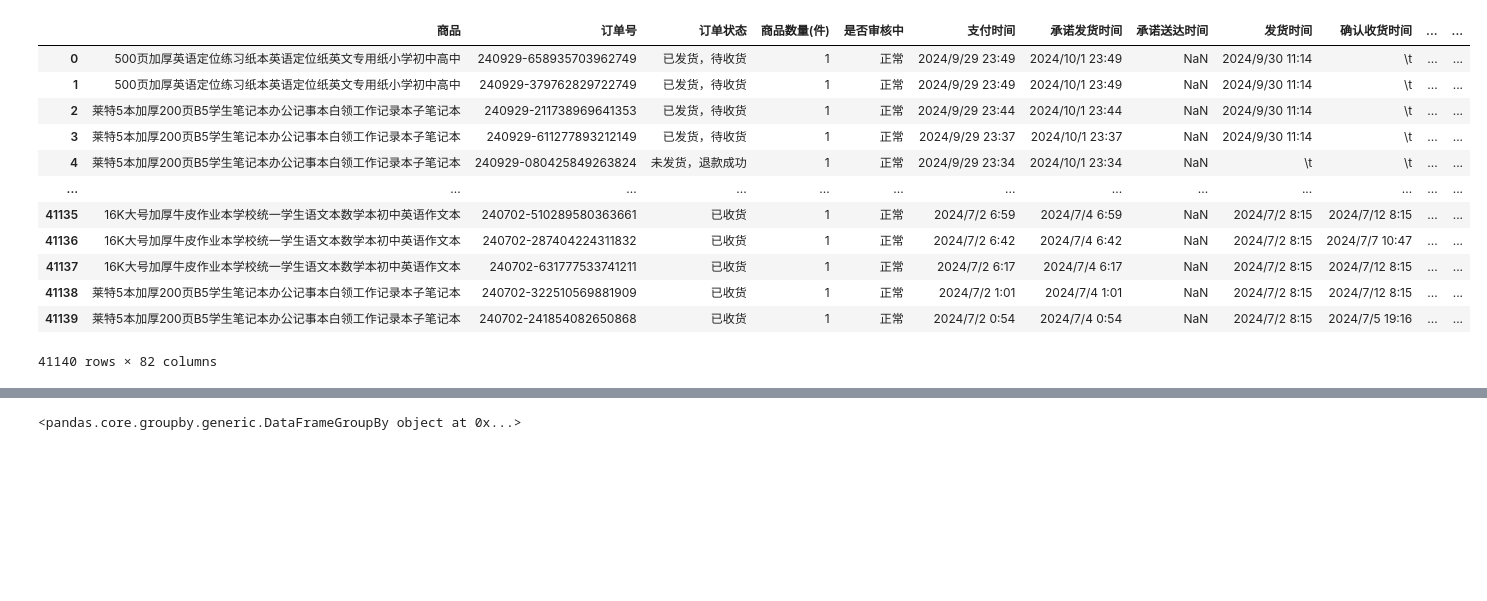
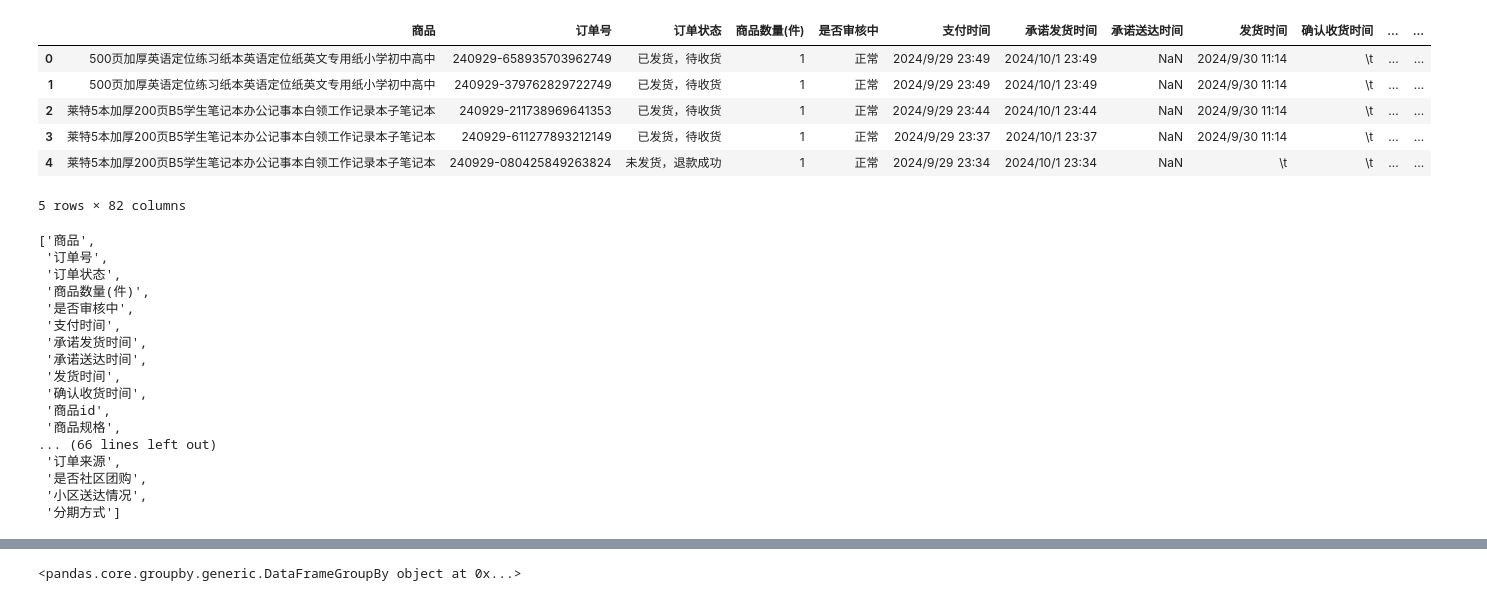
Before and after one commit to reddatetea/fisha, a Jupyter notebook: pingduoduoShouru01.ipynb, the cells around one changed output, grey strips where cells are left out. Drawn from its saved outputs; the diff is of its cells as text; code cells hidden in the pictures; blank space fills up the shorter version.

```diff
--- a/pingduoduoShouru01.ipynb
+++ b/pingduoduoShouru01.ipynb
@@ -12,19 +12,33 @@ import numpy as np
 # %%
 #所有订单
 fname_dingdan = r"F:\a00nutstore\008\zw08\电商\拼多多\100306881orders_export2024-09-30-16-58-49.csv"
 df_dingdan0 = pd.read_csv(fname_dingdan)
-df_dingdan0
+df_dingdan0.head()
 # %% [output]
 |  | 商品 | 订单号 | 订单状态 | 商品数量(件) | 是否审核中 | 支付时间 | 承诺发货时间 | 承诺送达时间 | 发货时间 | 确认收货时间 | ... | ... |
 | 0 | 500页加厚英语定位练习纸本英语定位纸英文专用纸小学初中高中 | 240929-658935703962749 | 已发货，待收货 | 1 | 正常 | 2024/9/29 23:49 | 2024/10/1 23:49 | NaN | 2024/9/30 11:14 | \t | ... | ... |
 | 1 | 500页加厚英语定位练习纸本英语定位纸英文专用纸小学初中高中 | 240929-379762829722749 | 已发货，待收货 | 1 | 正常 | 2024/9/29 23:49 | 2024/10/1 23:49 | NaN | 2024/9/30 11:14 | \t | ... | ... |
 | 2 | 莱特5本加厚200页B5学生笔记本办公记事本白领工作记录本子笔记本 | 240929-211738969641353 | 已发货，待收货 | 1 | 正常 | 2024/9/29 23:44 | 2024/10/1 23:44 | NaN | 2024/9/30 11:14 | \t | ... | ... |
 | 3 | 莱特5本加厚200页B5学生笔记本办公记事本白领工作记录本子笔记本 | 240929-611277893212149 | 已发货，待收货 | 1 | 正常 | 2024/9/29 23:37 | 2024/10/1 23:37 | NaN | 2024/9/30 11:14 | \t | ... | ... |
 | 4 | 莱特5本加厚200页B5学生笔记本办公记事本白领工作记录本子笔记本 | 240929-080425849263824 | 未发货，退款成功 | 1 | 正常 | 2024/9/29 23:34 | 2024/10/1 23:34 | NaN | \t | \t | ... | ... |
-| ... | ... | ... | ... | ... | ... | ... | ... | ... | ... | ... | ... | ... |
-| 41135 | 16K大号加厚牛皮作业本学校统一学生语文本数学本初中英语作文本 | 240702-510289580363661 | 已收货 | 1 | 正常 | 2024/7/2 6:59 | 2024/7/4 6:59 | NaN | 2024/7/2 8:15 | 2024/7/12 8:15 | ... | ... |
-| 41136 | 16K大号加厚牛皮作业本学校统一学生语文本数学本初中英语作文本 | 240702-287404224311832 | 已收货 | 1 | 正常 | 2024/7/2 6:42 | 2024/7/4 6:42 | NaN | 2024/7/2 8:15 | 2024/7/7 10:47 | ... | ... |
-| 41137 | 16K大号加厚牛皮作业本学校统一学生语文本数学本初中英语作文本 | 240702-631777533741211 | 已收货 | 1 | 正常 | 2024/7/2 6:17 | 2024/7/4 6:17 | NaN | 2024/7/2 8:15 | 2024/7/12 8:15 | ... | ... |
-| 41138 | 莱特5本加厚200页B5学生笔记本办公记事本白领工作记录本子笔记本 | 240702-322510569881909 | 已收货 | 1 | 正常 | 2024/7/2 1:01 | 2024/7/4 1:01 | NaN | 2024/7/2 8:15 | 2024/7/12 8:15 | ... | ... |
-| 41139 | 莱特5本加厚200页B5学生笔记本办公记事本白领工作记录本子笔记本 | 240702-241854082650868 | 已收货 | 1 | 正常 | 2024/7/2 0:54 | 2024/7/4 0:54 | NaN | 2024/7/2 8:15 | 2024/7/5 19:16 | ... | ... |
-41140 rows × 82 columns
+5 rows × 82 columns
+# %%
+df_dingdan0.columns.to_list()
+# %% [output]
+['商品',
+ '订单号',
+ '订单状态',
+ '商品数量(件)',
+ '是否审核中',
+ '支付时间',
+ '承诺发货时间',
+ '承诺送达时间',
+ '发货时间',
+ '确认收货时间',
+ '商品id',
+ '商品规格',
+... (66 lines left out)
+ '订单来源',
+ '是否社区团购',
+ '小区送达情况',
+ '分期方式']
```
Also changed, not shown: parts of 29 cells of this notebook, 18 other files.
